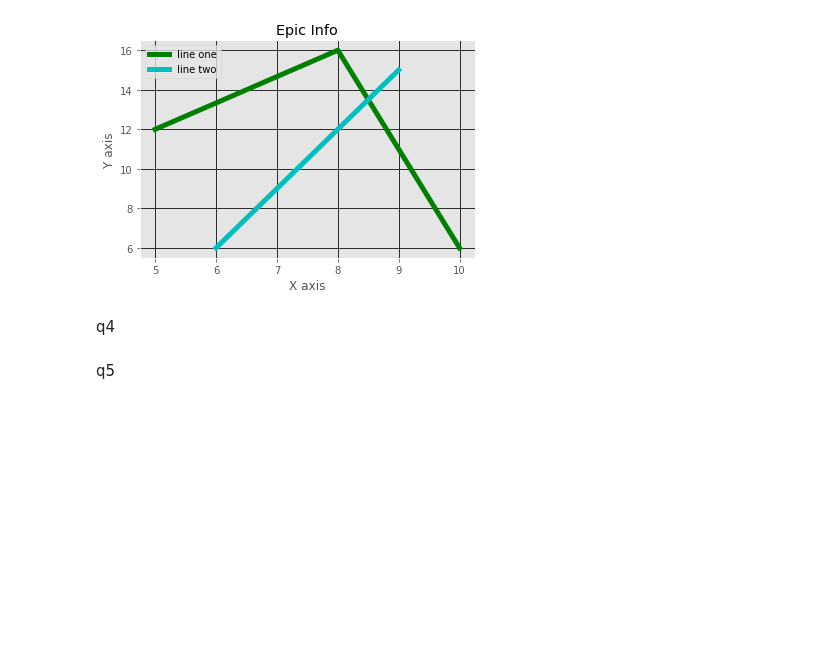
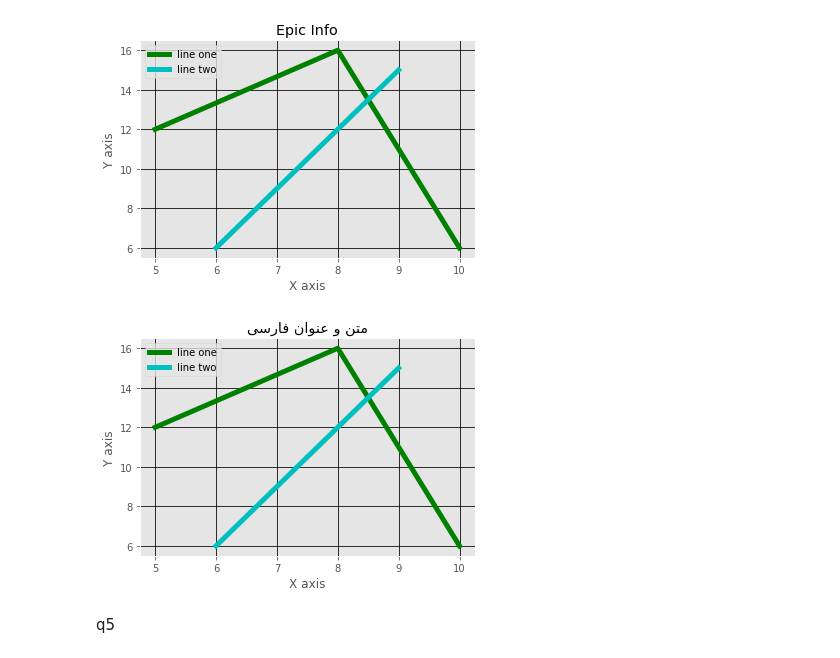
Before and after one commit to j-imsa/ML-Learning, a Jupyter notebook: plot/Matplotlib.ipynb, the cells around one changed output. Drawn from its saved outputs; the diff is of its cells as text; code cells hidden in the pictures; blank space fills up the shorter version.

```diff
--- a/plot/Matplotlib.ipynb
+++ b/plot/Matplotlib.ipynb
@@ -55,8 +57,44 @@ plt.grid(True, color='k')
 plt.show()
 # %% [output]
 [figure]
-# %% [markdown]
-q4
+# %%
+# My search:
+# persian text in matplotlib
+# matplotlib rtl title
+
+# The solution:
+# https://medium.com/@amirashabani/pie-chart-and-persian-language-in-python-68dfd03a26fb
+
+# Used sites:
+# https://stackoverflow.com/
+# https://gist.github.com/
+
+
+from matplotlib import style
+
+style.use('ggplot')
+
+x = [5, 8, 10]
+y = [12, 16, 6]
+x2 = [6, 9, ]
+y2 = [6, 15, ]
+
+plt.plot(x, y, 'g', label='line one', linewidth=5)
+plt.plot(x2, y2, 'c', label='line two', linewidth=5)
+
+
+from bidi.algorithm import get_display
+from arabic_reshaper import reshape
+
+plt.title(get_display(reshape('متن و عنوان فارسی')))
+
+plt.ylabel('Y axis')
+plt.xlabel('X axis')
+plt.legend()
+plt.grid(True, color='k')
+plt.show()
+# %% [output]
+[figure, added]
 # %% [markdown]
 q5
 # %% [markdown]
```
Also changed, not shown: parts of 1 cell of this notebook.
